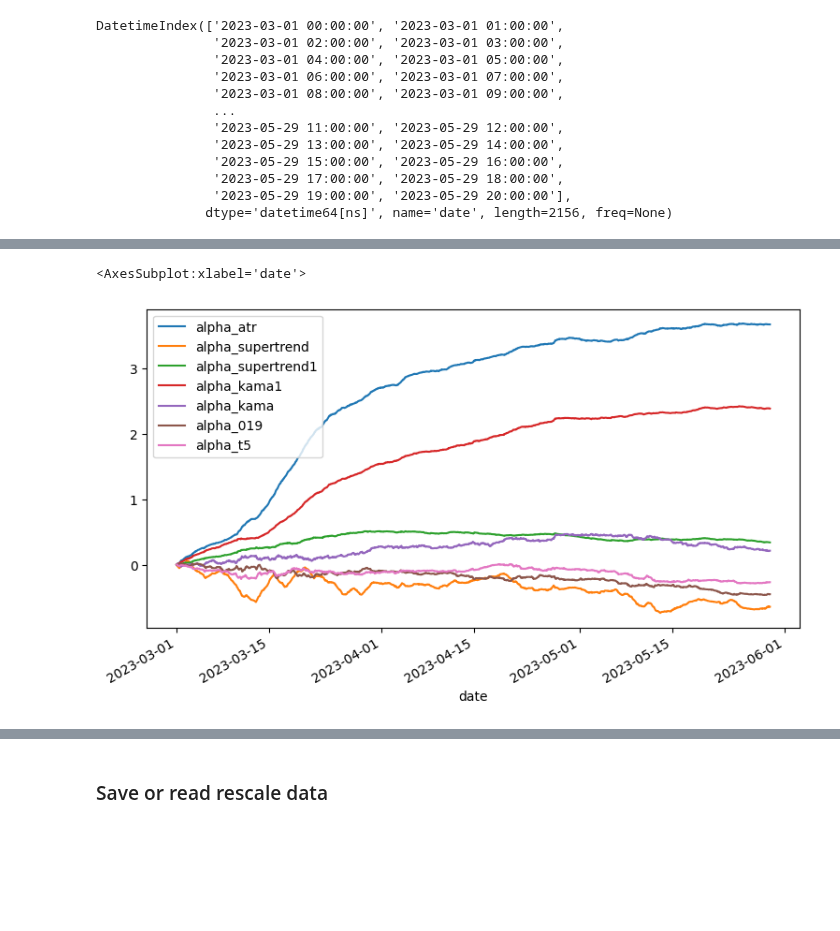
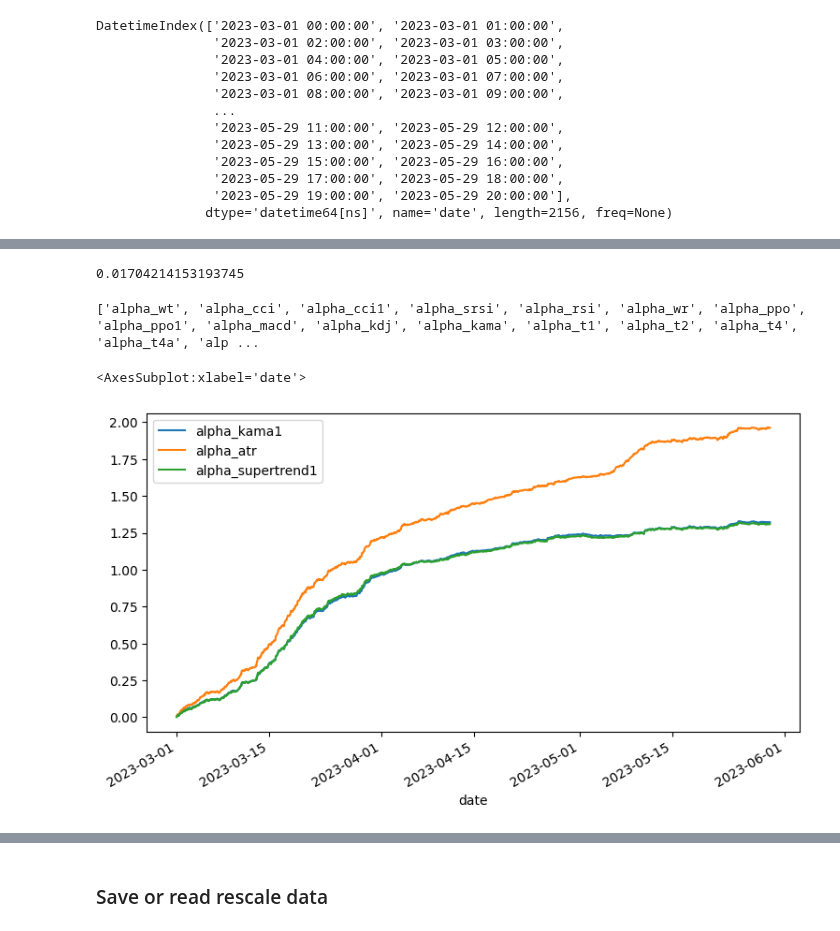
Before and after one commit to JiaRuiming-1/AI-Trading, a Jupyter notebook: alpha_factor/Bitcon_Test_DIY.ipynb, the cells around one changed output, grey strips where cells are left out. Cells and saved outputs as stored; diff of their text form; code cells hidden in the pictures; blank space fills up the shorter version.

```diff
--- a/alpha_factor/Bitcon_Test_DIY.ipynb
+++ b/alpha_factor/Bitcon_Test_DIY.ipynb
@@ -557,5 +628,0 @@ DatetimeIndex(['2023-03-01 00:00:00', '2023-03-01 01:00:00',
-# %%
-### ols to estimate
-facret = {}
-for dt in tqdm(calendar, desc='regression factor returns'):
-    facret[dt] = estimate_factor_returns(alpha_df.loc[alpha_df.index==dt])
@@ -607,8 +631,12 @@ corr_df[['alpha_t5', 'alpha_078']].plot(grid=True)
-# %%
-for feature in factor_names:
-    alpha_df[feature + 'shift1'] = alpha_df[feature].shift(1)
+# %%
+for feature in tqdm(factor_names):
+    alpha_df[feature + 'shift1'] = alpha_df.groupby('ts_code')[feature].shift(1)
+# %%
+alpha_df.loc[alpha_df['returns_2'].abs()>0.03].shape[0]/alpha_df.shape[0]
+# %% [output]
+0.01704214153193745
 # %%
-q_num = 3
+q_num = 5
 df = pd.DataFrame(index=alpha_df.index.unique())
 for dt in tqdm(alpha_df.index.unique()):
     tmp = alpha_df.loc[alpha_df.index == dt]
@@ -616,15 +644,21 @@ for dt in tqdm(alpha_df.index.unique()):
         #tmp['returns_2'] = wins(tmp['returns_2'], -0.06, 0.06)
         ret_sr = tmp['returns_2'] * np.sign(tmp[feature])
         # stop loss
-        tmp['returns_2'] = np.where(ret_sr<-0.01, -0.015, tmp['returns_2'])
+        tmp['returns_2'] = np.where(ret_sr<-0.03, -0.035, tmp['returns_2'])
         # costs
         holding2one_now = tmp[feature]/tmp[feature].abs().sum()
         holding2one_pre = tmp[feature + 'shift1'] / tmp[feature + 'shift1'].abs().sum()
+        ret_sr_pre = tmp['log-ret'] * np.sign(tmp[feature + 'shift1'])
+        holding2one_pre = np.where(ret_sr_pre<-0.03, 0, holding2one_pre)
+
+        tmp['holding2one'] = holding2one_now
         costs = (holding2one_now - holding2one_pre).abs().sum() * 5e-4
+        liquidate_now_costs = tmp.loc[ret_sr<-0.04]['holding2one'].abs().sum() * 5e-4
         # factor return
-        df.at[dt, feature] = (tmp['returns_2'] * tmp[feature]).sum()/(tmp[feature].abs().sum()) - costs
+        df.at[dt, feature] = (tmp['returns_2'] * tmp[feature]).sum()/(tmp[feature].abs().sum()) \
+                                - costs - liquidate_now_costs
 
-        # quartile 3 returns
+        # quartile 5 returns
 #         try:
 #             tmp[feature + '_q' + str(q_num)] = pd.qcut(tmp[feature], q=q_num,
 #                                                        labels=list(range(1,q_num+1)), duplicates='drop')
@@ -633,21 +667,24 @@ for dt in tqdm(alpha_df.index.unique()):
 #         for q in range(1, q_num+1):
 #             # 1q 2q 3q 4q 5q
 #             df.at[dt, feature + '_q' + str(q)] = tmp.loc[tmp[feature + '_q'+str(q_num)]==q]['returns_2'].sum()
+# %%
+print(factor_names)
+# %% [output]
+['alpha_wt', 'alpha_cci', 'alpha_cci1', 'alpha_srsi', 'alpha_rsi', 'alpha_wr', 'alpha_ppo', 'alpha_ppo1', 'alpha_macd', 'alpha_kdj', 'alpha_kama', 'alpha_t1', 'alpha_t2', 'alpha_t4', 'alpha_t4a', 'alp ...
 # %%
 # 'alpha_cci', 'alpha_wt', 'alpha_macd', 'alpha_ppo', 'alpha_rsi', 'alpha_srsi1',
 # 'alpha_t4', 'alpha_t2', 'alpha_078', 'alpha_075',
 
 display_field = [
-    #'alpha_wt', 'alpha_cci', 'alpha_rsi',  'alpha_macd',  'alpha_t2',  'alpha_ppo',  'alpha_t4a',
-    #'alpha_t4', 'alpha_kdj', 'alpha_srsi', 'alpha_wr', 'alpha_075', 'alpha_t1',
-
-    'alpha_atr', 'alpha_supertrend', 'alpha_supertrend1', 'alpha_kama1', 'alpha_kama', 'alpha_019', 'alpha_t5'
+    #'alpha_wt', 'alpha_cci', 'alpha_rsi',  'alpha_t2', 'alpha_t4a',
+    #'alpha_ppo', 'alpha_ppo1', 'alpha_macd', 'alpha_019', 'alpha_075', 'alpha_t6',
+    'alpha_kama1', 'alpha_atr', 'alpha_supertrend1'
 ]
 
 df[display_field].cumsum().plot()
 # %% [output]
 <AxesSubplot:xlabel='date'>
-[figure, old version]
+[figure, new version]
 # %%
 # sharp ratio
 np.sqrt(2100) * df[display_field].mean()/ df[display_field].std()
```
Also changed, not shown: parts of 46 cells of this notebook.
